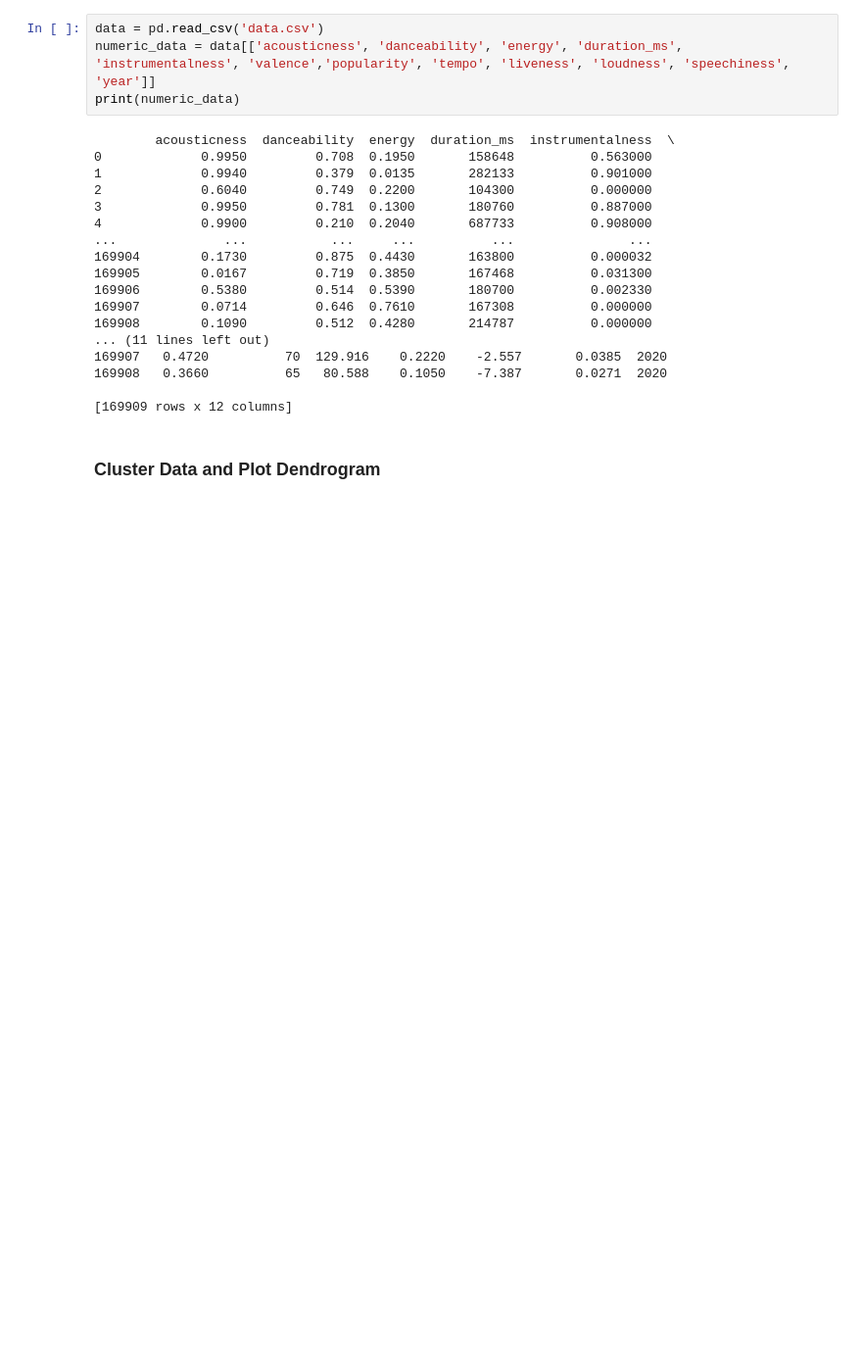
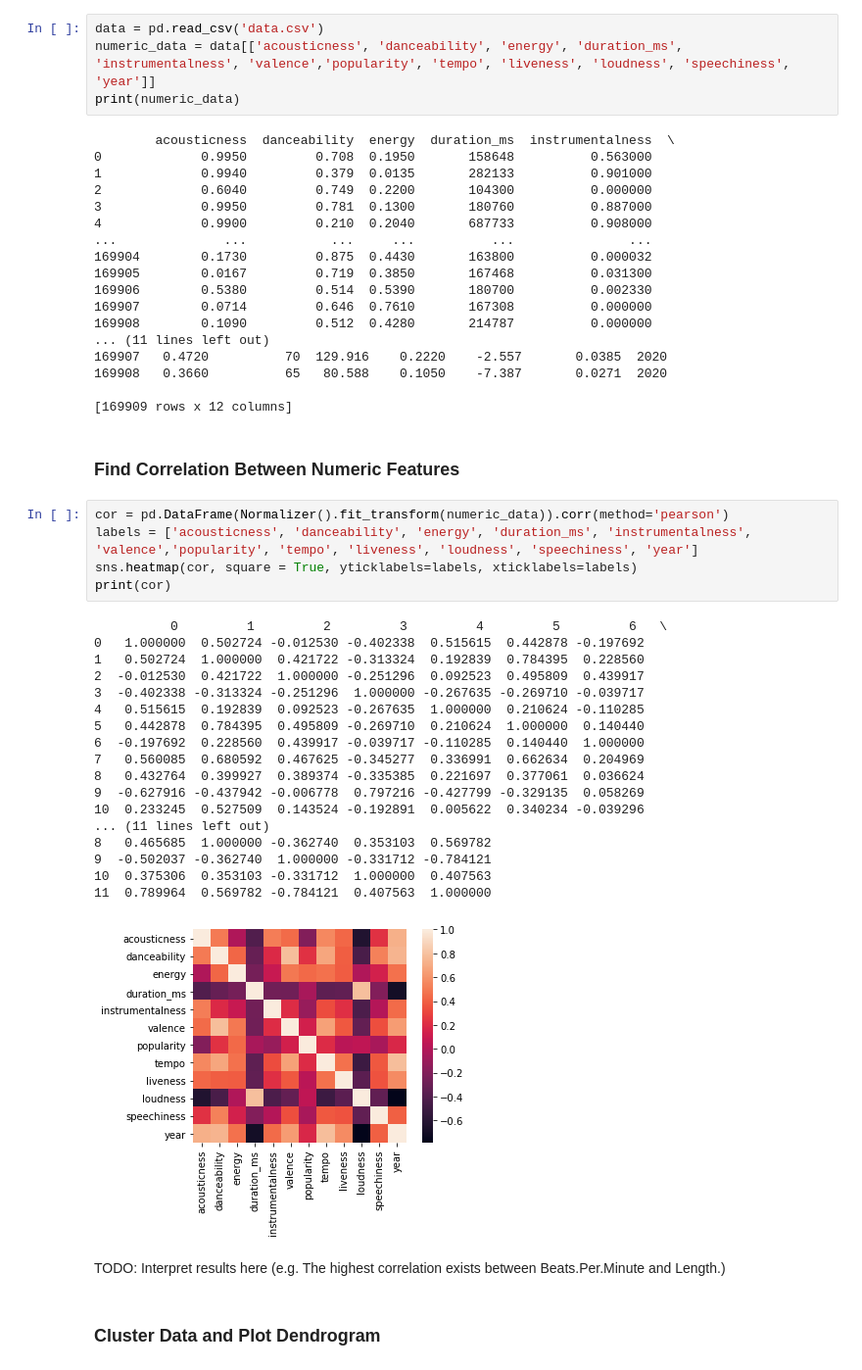
Before and after one commit to dbump3/CS4641SpotifyProject, a Jupyter notebook: clustering.ipynb, the cells around one changed output. Shown at 98% size. Drawn from its saved outputs; the diff is of its cells as text; blank space fills up the shorter version.

```diff
--- a/clustering.ipynb
+++ b/clustering.ipynb
@@ -36,5 +36,33 @@ print(numeric_data)
 169908   0.3660          65   80.588    0.1050    -7.387       0.0271  2020
 
 [169909 rows x 12 columns]
+# %% [markdown]
+### Find Correlation Between Numeric Features
+# %%
+cor = pd.DataFrame(Normalizer().fit_transform(numeric_data)).corr(method='pearson')
+labels = ['acousticness', 'danceability', 'energy', 'duration_ms', 'instrumentalness', 'valence','popularity', 'tempo', 'liveness', 'loudness', 'speechiness', 'year']
+sns.heatmap(cor, square = True, yticklabels=labels, xticklabels=labels)
+print(cor)
+# %% [output]
+          0         1         2         3         4         5         6   \
+0   1.000000  0.502724 -0.012530 -0.402338  0.515615  0.442878 -0.197692
+1   0.502724  1.000000  0.421722 -0.313324  0.192839  0.784395  0.228560
+2  -0.012530  0.421722  1.000000 -0.251296  0.092523  0.495809  0.439917
+3  -0.402338 -0.313324 -0.251296  1.000000 -0.267635 -0.269710 -0.039717
+4   0.515615  0.192839  0.092523 -0.267635  1.000000  0.210624 -0.110285
+5   0.442878  0.784395  0.495809 -0.269710  0.210624  1.000000  0.140440
+6  -0.197692  0.228560  0.439917 -0.039717 -0.110285  0.140440  1.000000
+7   0.560085  0.680592  0.467625 -0.345277  0.336991  0.662634  0.204969
+8   0.432764  0.399927  0.389374 -0.335385  0.221697  0.377061  0.036624
+9  -0.627916 -0.437942 -0.006778  0.797216 -0.427799 -0.329135  0.058269
+10  0.233245  0.527509  0.143524 -0.192891  0.005622  0.340234 -0.039296
+... (11 lines left out)
+8   0.465685  1.000000 -0.362740  0.353103  0.569782
+9  -0.502037 -0.362740  1.000000 -0.331712 -0.784121
+10  0.375306  0.353103 -0.331712  1.000000  0.407563
+11  0.789964  0.569782 -0.784121  0.407563  1.000000
+[figure, added]
+# %% [markdown]
+TODO: Interpret results here (e.g. The highest correlation exists between Beats.Per.Minute and Length.)
 # %% [markdown]
 ### Cluster Data and Plot Dendrogram
```
Also changed, not shown: parts of 7 cells of this notebook.
